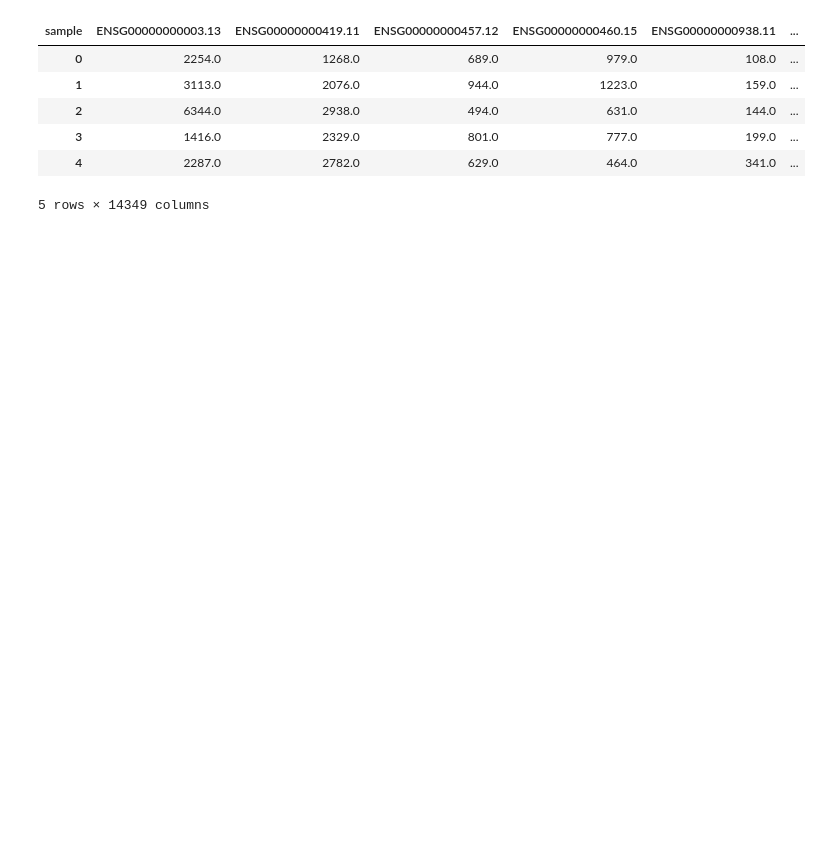
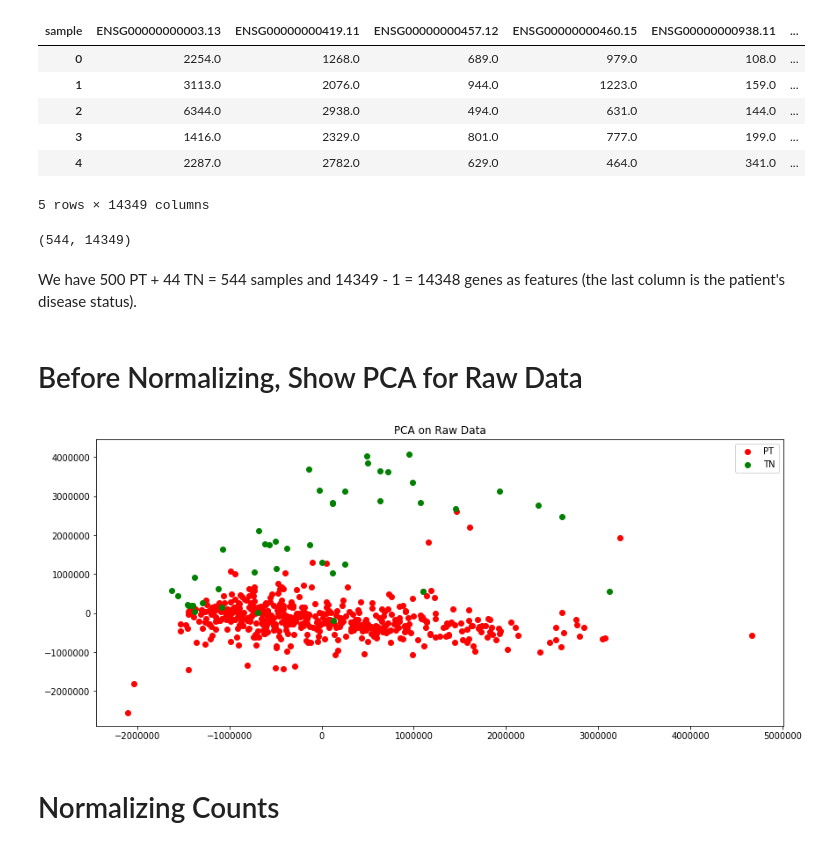
Before and after one commit to RuolinZheng08/cmsc33750-machine-learning-and-cancer, a Jupyter notebook: hw2/hw2.ipynb, the cells around one changed output. Drawn from its saved outputs; the diff is of its cells as text; code cells hidden in the pictures; blank space fills up the shorter version.

Commit message:
Add procedure for visualizng PCA

```diff
--- a/hw2/hw2.ipynb
+++ b/hw2/hw2.ipynb
@@ -67,9 +70,7 @@ $P$: num columns/features/genes
 # %%
 def read_data_matrix(directories):
     """
-    returns a N * P matrix
-    N: num rows/samples/observations/patients
-    P: num columns/features/genes
+    returns P * N dataframe
     """
     dataframes = []
     sample_idx = 0
@@ -119,0 +121,30 @@ data.to_csv('data/clean/data.csv')
+# %%
+data.shape
+# %% [output]
+(544, 14349)
+# %% [markdown]
+We have 500 PT + 44 TN = 544 samples and 14349 - 1 = 14348 genes as features (the last column is the patient's disease status).
+# %% [markdown]
+# Before Normalizing, Show PCA for Raw Data
+# %%
+# produce X and y
+matrix = data.loc[:, data.columns != 'disease'].to_numpy()
+# 0 for PT and 1 for TN
+labels = data['disease'].astype('category').cat.codes
+# %%
+def visualize_2d(X_2d, y, title):
+    target_ids = range(2)
+    fig = plt.figure(figsize=(14, 6))
+    for i, c, label in zip(target_ids, 'rgbcmykw', ['PT', 'TN']):
+        plt.scatter(X_2d[y == i, 0], X_2d[y == i, 1],
+                   c=c, label=label)
+    plt.legend()
+    plt.title(title)
+    plt.show()
+# %%
+matrix_pca = PCA(n_components=2).fit_transform(matrix)
+visualize_2d(matrix_pca, labels, 'PCA on Raw Data')
+# %% [output]
+[figure, added]
+# %% [markdown]
+# Normalizing Counts
```
Also changed, not shown: parts of 11 cells of this notebook.
